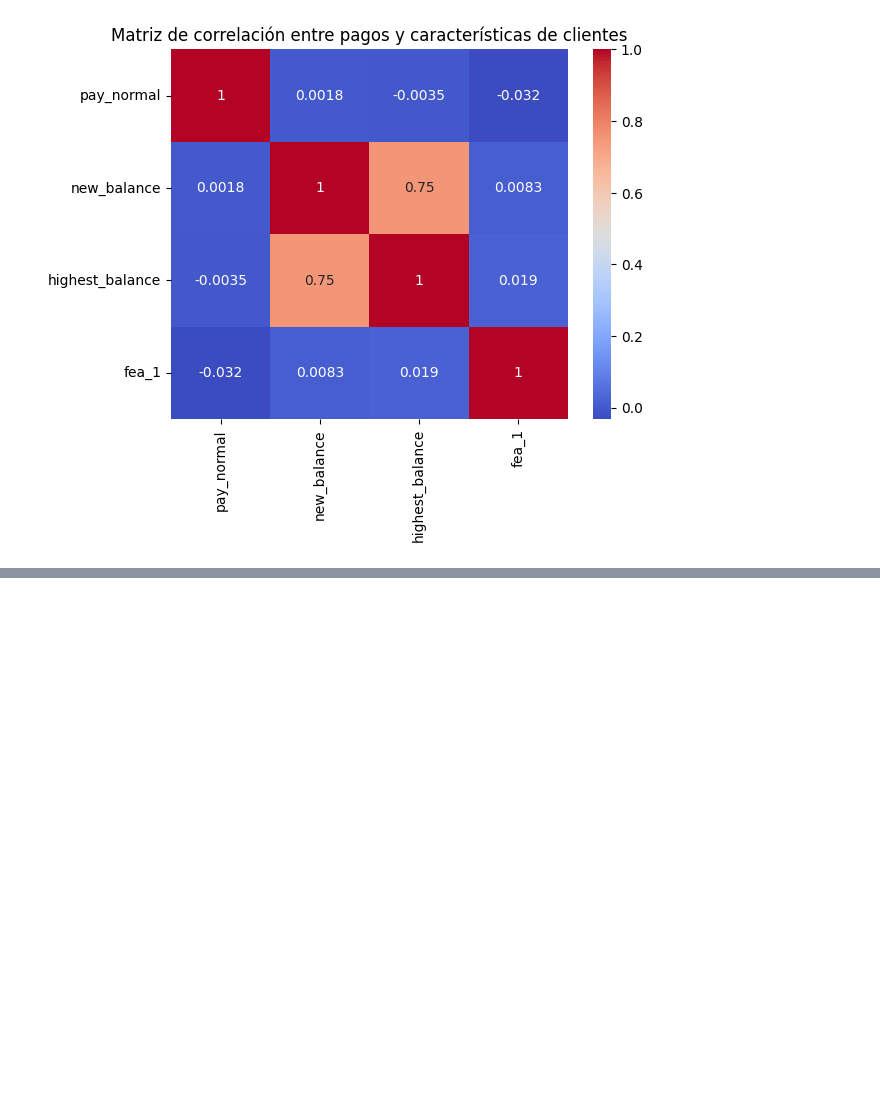
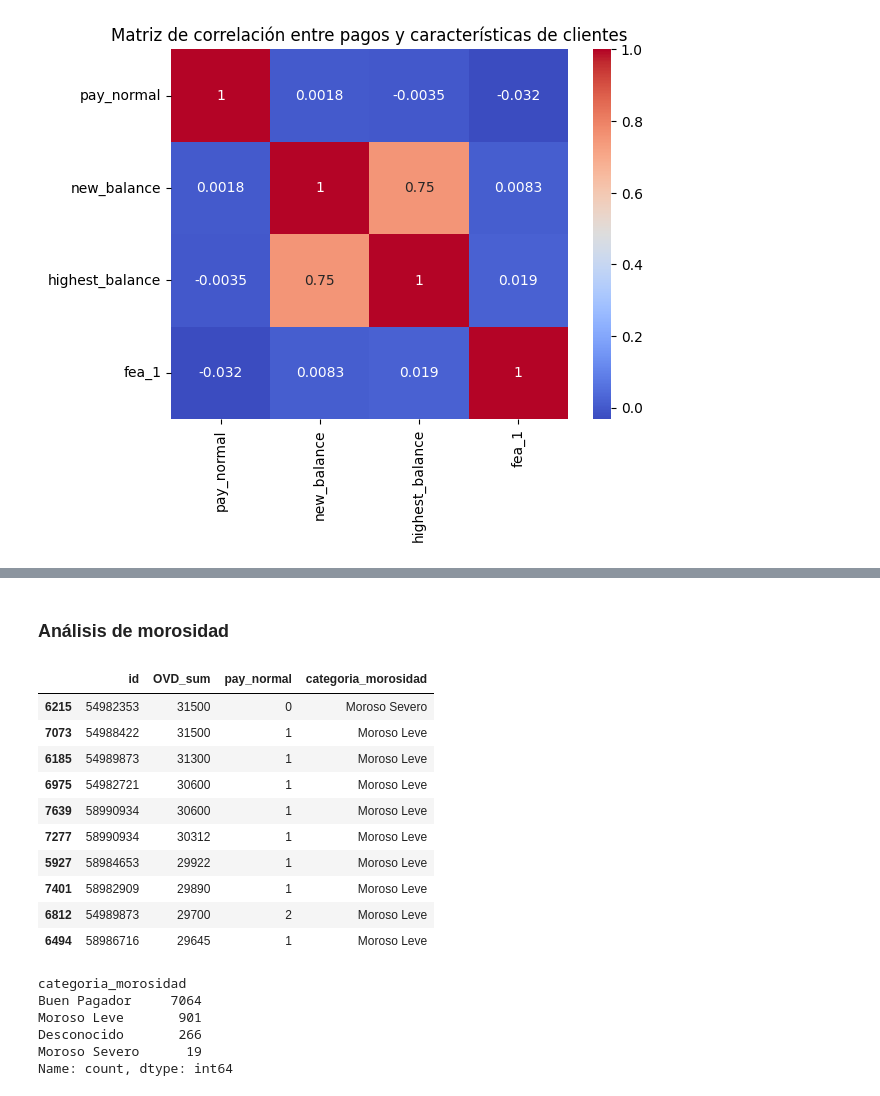
Before and after one commit to maurolanch/reto-git, a Jupyter notebook: reto_git.ipynb, the cells around one changed output, grey strips where cells are left out. Cells and saved outputs as stored; diff of their text form; code cells hidden in the pictures; blank space fills up the shorter version.

```diff
--- a/reto_git.ipynb
+++ b/reto_git.ipynb
@@ -312,0 +385,39 @@ plt.show()
+# %% [markdown]
+### Análisis de morosidad
+# %%
+# Definir condiciones
+condiciones = [
+    (payments_df['OVD_sum'] == 0) & (payments_df['pay_normal'] > 0),  # Buen pagador
+    (payments_df['OVD_sum'] > 0) & (payments_df['pay_normal'] > 0),   # Moroso leve
+    (payments_df['OVD_sum'] > 0) & (payments_df['pay_normal'] == 0)   # Moroso severo
+]
+
+# Etiquetas de clasificación
+categorias = ['Buen Pagador', 'Moroso Leve', 'Moroso Severo']
+
+# Crear nueva columna
+payments_df['categoria_morosidad'] = np.select(condiciones, categorias, default='Desconocido')
+
+# Ver resultados
+payments_df[['id', 'OVD_sum', 'pay_normal', 'categoria_morosidad']].head(10)
+# %% [output]
+|  | id | OVD_sum | pay_normal | categoria_morosidad |
+| 6215 | 54982353 | 31500 | 0 | Moroso Severo |
+| 7073 | 54988422 | 31500 | 1 | Moroso Leve |
+| 6185 | 54989873 | 31300 | 1 | Moroso Leve |
+| 6975 | 54982721 | 30600 | 1 | Moroso Leve |
+| 7639 | 58990934 | 30600 | 1 | Moroso Leve |
+| 7277 | 58990934 | 30312 | 1 | Moroso Leve |
+| 5927 | 58984653 | 29922 | 1 | Moroso Leve |
+| 7401 | 58982909 | 29890 | 1 | Moroso Leve |
+| 6812 | 54989873 | 29700 | 2 | Moroso Leve |
+| 6494 | 58986716 | 29645 | 1 | Moroso Leve |
+# %%
+payments_df['categoria_morosidad'].value_counts()
+# %% [output]
+categoria_morosidad
+Buen Pagador     7064
+Moroso Leve       901
+Desconocido       266
+Moroso Severo      19
+Name: count, dtype: int64
```
Also changed, not shown: parts of 12 cells of this notebook.
